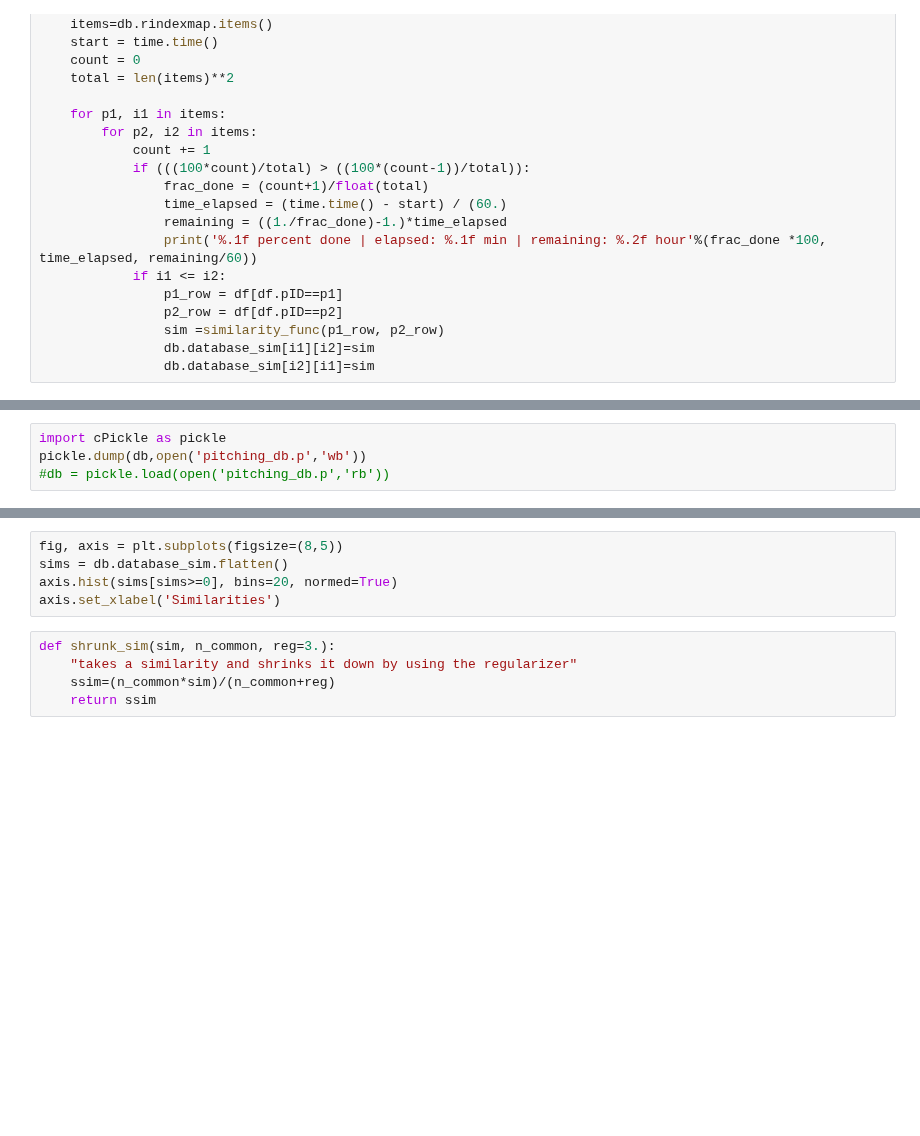
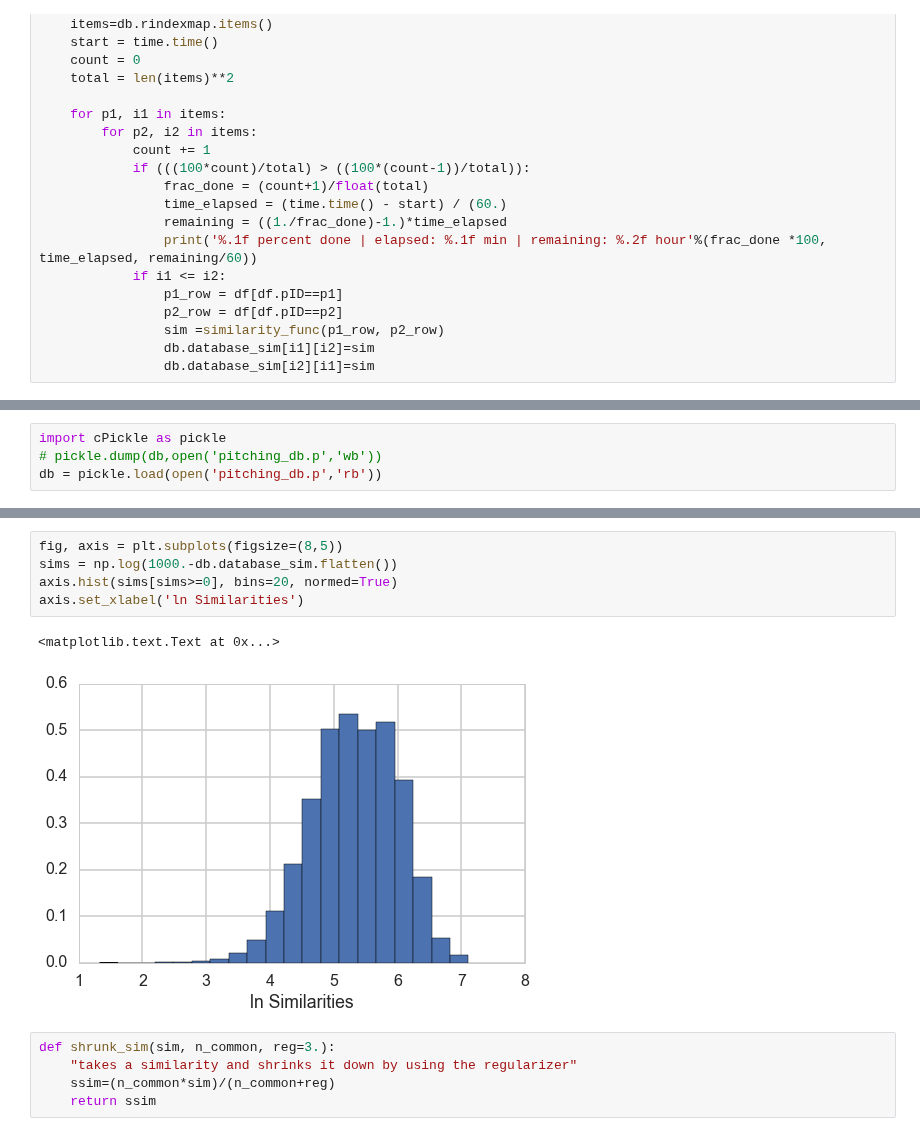
Before and after one commit to bacook17/CS109_baseball, a Jupyter notebook: Pitching_Stats3.ipynb, the cells around one changed output, grey strips where cells are left out. Drawn from its saved outputs; the diff is of its cells as text; blank space fills up the shorter version.

```diff
--- a/Pitching_Stats3.ipynb
+++ b/Pitching_Stats3.ipynb
@@ -369,4 +369,4 @@ populate_by_calculating(db, pitching_totals, pitcher_sim_alt)
 # %%
 import cPickle as pickle
-pickle.dump(db,open('pitching_db.p','wb'))
-#db = pickle.load(open('pitching_db.p','rb'))
+# pickle.dump(db,open('pitching_db.p','wb'))
+db = pickle.load(open('pitching_db.p','rb'))
@@ -383,8 +389,11 @@ print db.get(tpair[0],tpair[1])
 # %%
 fig, axis = plt.subplots(figsize=(8,5))
-sims = db.database_sim.flatten()
+sims = np.log(1000.-db.database_sim.flatten())
 axis.hist(sims[sims>=0], bins=20, normed=True)
-axis.set_xlabel('Similarities')
+axis.set_xlabel('ln Similarities')
+# %% [output]
+<matplotlib.text.Text at 0x...>
+[figure, added]
 # %%
 def shrunk_sim(sim, n_common, reg=3.):
     "takes a similarity and shrinks it down by using the regularizer"
```
Also changed, not shown: parts of 8 cells of this notebook, 2 other files.
